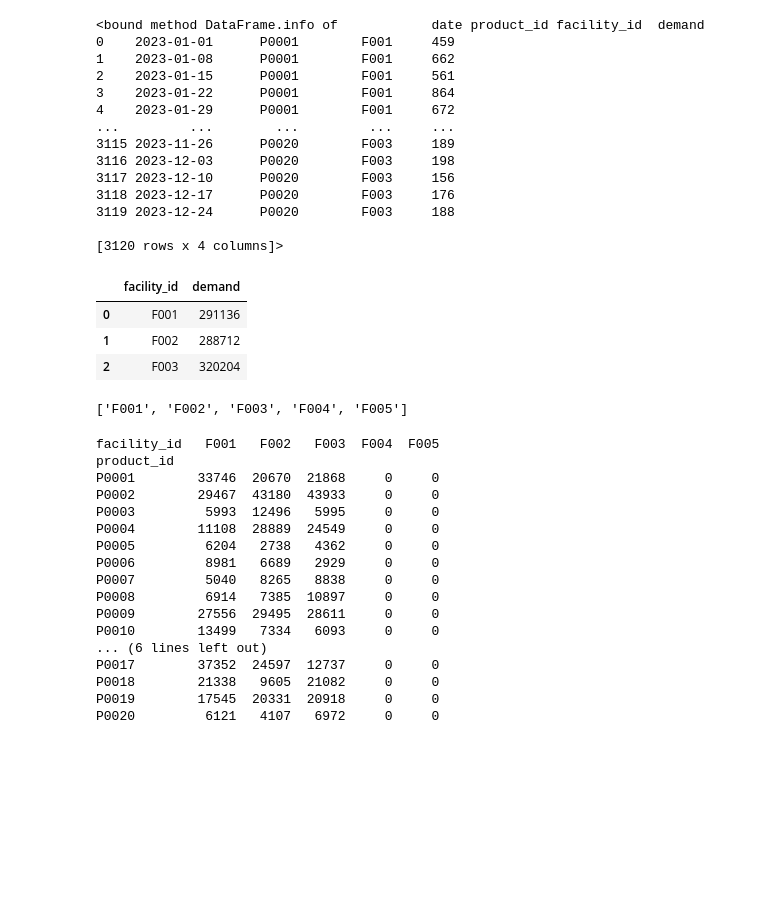
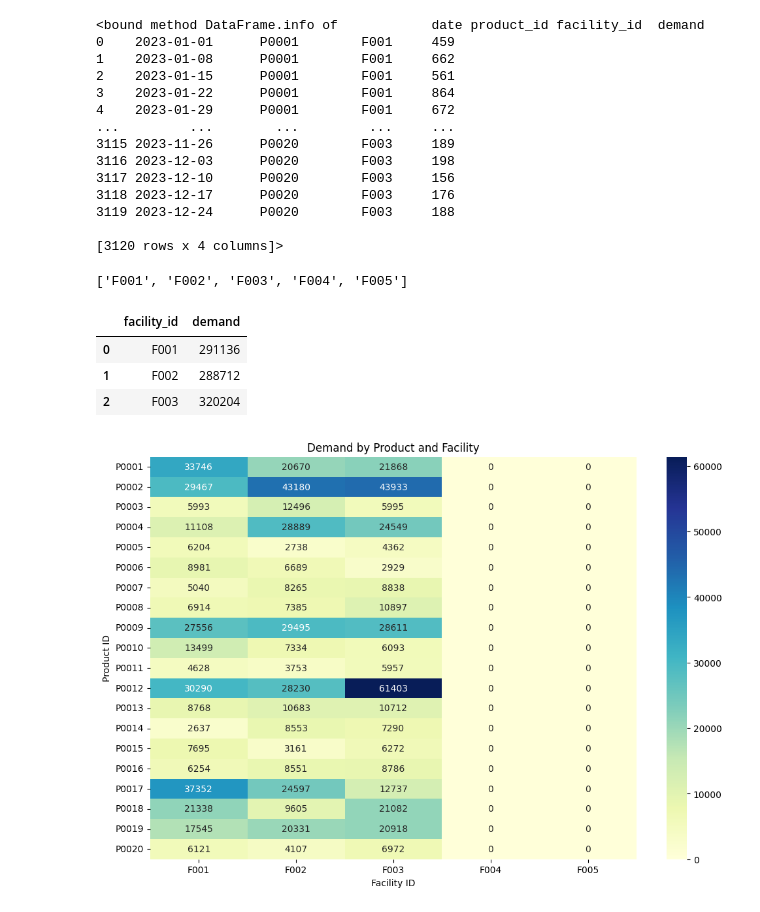
Before and after one commit to sgromme/supplyplansolver, a Jupyter notebook: source/data_analysis/sp_data_generator_analysis.ipynb, the cells around one changed output. Saved outputs shown, nothing was run; the diff lists cells and outputs as text; code cells hidden in the pictures; blank space fills up the shorter version.

Commit message:
Pivot chart.

```diff
--- a/source/data_analysis/sp_data_generator_analysis.ipynb
+++ b/source/data_analysis/sp_data_generator_analysis.ipynb
@@ -41,45 +60,35 @@ df_demand.info
 
 [3120 rows x 4 columns]>
 # %%
+# currently generated data is not creating at all facilities
+
+existing_facilities = df_facilities["facility_id"].tolist()
+print(existing_facilities)
 df_demand.groupby([ "facility_id"])["demand"].sum().reset_index()
 # %% [output]
+['F001', 'F002', 'F003', 'F004', 'F005']
 |  | facility_id | demand |
 | 0 | F001 | 291136 |
 | 1 | F002 | 288712 |
 | 2 | F003 | 320204 |
 # %%
+# Pivot the demand data to have facilities as columns and products as rows
+# because the production facilities are not all present in the demand data, we will reindex to ensure all facilities are included
+
+
+pivoted = (df_demand.pivot_table(
+    index="product_id",      # rows
+    columns="facility_id",   # columns
+    values="demand",         # what to aggregate
+    aggfunc="sum",           # how to aggregate
+    fill_value=0             # optional: replace NaN with 0
+)).reindex(columns=existing_facilities, fill_value=0)
+
+plt.figure(figsize=(12, 8))
+sns.heatmap(pivoted, annot=True, fmt=".0f", cmap="YlGnBu")
+plt.title("Demand by Product and Facility")
+plt.xlabel("Facility ID")
+plt.ylabel("Product ID")
+plt.show()
 # %% [output]
-['F001', 'F002', 'F003', 'F004', 'F005']
+[figure, added]
-# %%
-
-# get a list of all existing facilities
-existing_facilities = df_facilities["facility_id"].tolist()
-
-
-pivoted = (df_demand.pivot_table(
-    index="product_id",      # rows
-    columns="facility_id",   # columns
-    values="demand",         # what to aggregate
-    aggfunc="sum",           # how to aggregate
-    fill_value=0             # optional: replace NaN with 0
-)).reindex(columns=existing_facilities, fill_value=0)
-
-print(pivoted)
-# %% [output]
-facility_id   F001   F002   F003  F004  F005
-product_id
-P0001        33746  20670  21868     0     0
-P0002        29467  43180  43933     0     0
-P0003         5993  12496   5995     0     0
-P0004        11108  28889  24549     0     0
-P0005         6204   2738   4362     0     0
-P0006         8981   6689   2929     0     0
-P0007         5040   8265   8838     0     0
-P0008         6914   7385  10897     0     0
-P0009        27556  29495  28611     0     0
-P0010        13499   7334   6093     0     0
-... (6 lines left out)
-P0017        37352  24597  12737     0     0
-P0018        21338   9605  21082     0     0
-P0019        17545  20331  20918     0     0
-P0020         6121   4107   6972     0     0
```
Also changed, not shown: parts of 10 cells of this notebook, 1 other file.
